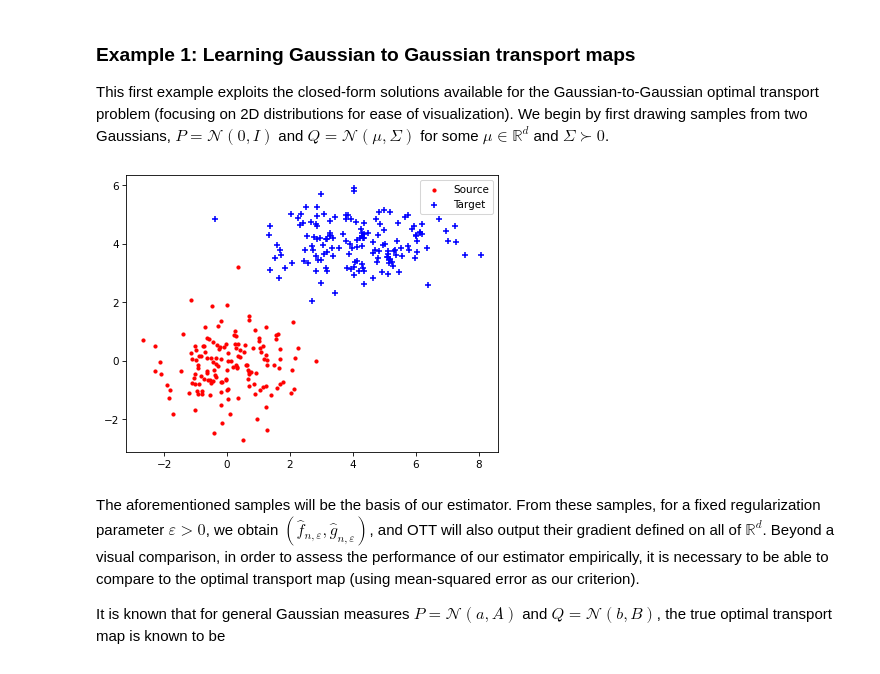
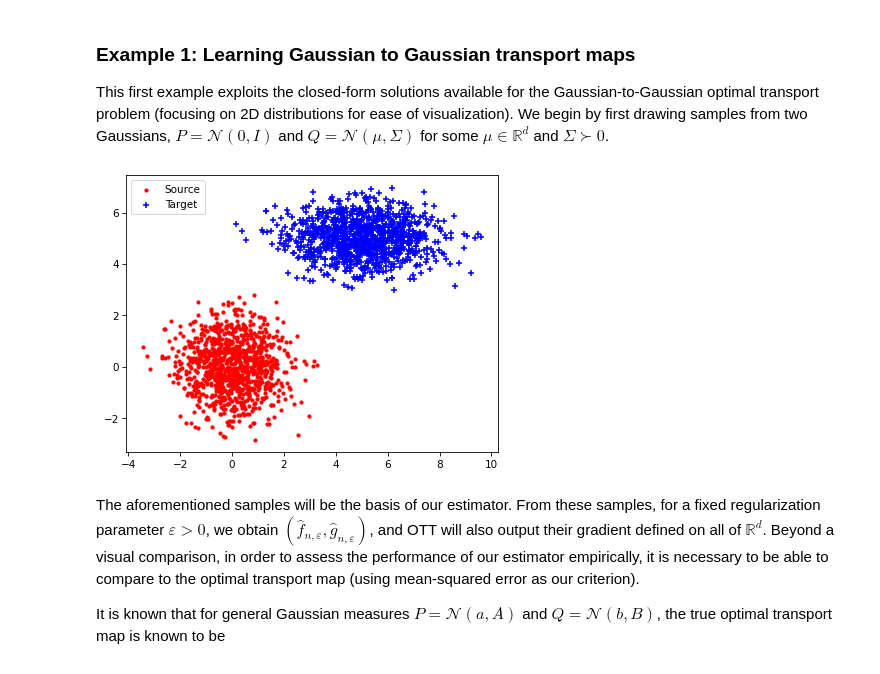
Before and after one commit to APooladian/ott, a Jupyter notebook: docs/tutorials/notebooks/entropic_map_estimator.ipynb, the cells around one changed output. Cells and saved outputs as stored; diff of their text form; code cells hidden in the pictures.

```diff
--- a/docs/tutorials/notebooks/entropic_map_estimator.ipynb
+++ b/docs/tutorials/notebooks/entropic_map_estimator.ipynb
@@ -37,31 +38,30 @@ ModuleNotFoundError: No module named 'ott.ott'
 This first example exploits the closed-form solutions available for the Gaussian-to-Gaussian optimal transport problem (focusing on 2D distributions for ease of visualization). We begin by first drawing samples from two Gaussians, $P = \mathcal{N}(0,I)$ and $Q = \mathcal{N}(\mu,\Sigma)$ for some $\mu \in \mathbb{R}^d$ and $\Sigma \succ 0$.
 # %%
 rng = jax.random.PRNGKey(0)
+rng, *rngs = jax.random.split(rng, 5)
 
+#problem parameters
 dim = 2
-n = 2048
+n = 1024
 
-### data parameters
+# data parameters
 Sigma1 = jnp.eye(dim)
 Sigma2 = jnp.array([[2,0],[0,0.5]])
 mu1 = jnp.zeros((dim))
-mu2 = jnp.ones((dim))*4
+mu2 = jnp.ones((dim))*5
 
-rng, *rngs = jax.random.split(rng, 5)
-x = jax.random.multivariate_normal(rngs[0], mean=mu1, cov=Sigma1, shape=(n,))
-y = jax.random.multivariate_normal(rngs[1], mean=mu2, cov=Sigma2, shape=(n,))
+#generate gaussians and samples
+g1 = gaussian.Gaussian.from_mean_and_cov(mu1,Sigma1)
+g2 = gaussian.Gaussian.from_mean_and_cov(mu2,Sigma2)
+x = g1.sample(rngs[0],n)
+y = g2.sample(rngs[0],n)
 
-###we assume the points are sampled uniformly
-a = jnp.ones((n,))
-b = jnp.ones((n,))
-a = a / jnp.sum(a)
-b = b / jnp.sum(b)
-
+#plotting [make unified plot!]
 fig = plt.figure(dpi=75)
-plt.scatter(x[0:150,0],x[0:150,1],c='r',marker='.',label='Source')
-plt.scatter(y[0:150,0],y[0:150,1],c='b',marker='+',label='Target')
+plt.scatter(x[:,0],x[:,1],c='r',marker='.',label='Source')
+plt.scatter(y[:,0],y[:,1],c='b',marker='+',label='Target')
 plt.legend()
 
 plt.show()
 # %% [output]
-[figure, old version]
+[figure, new version]
```
Also changed, not shown: parts of 17 cells of this notebook.
